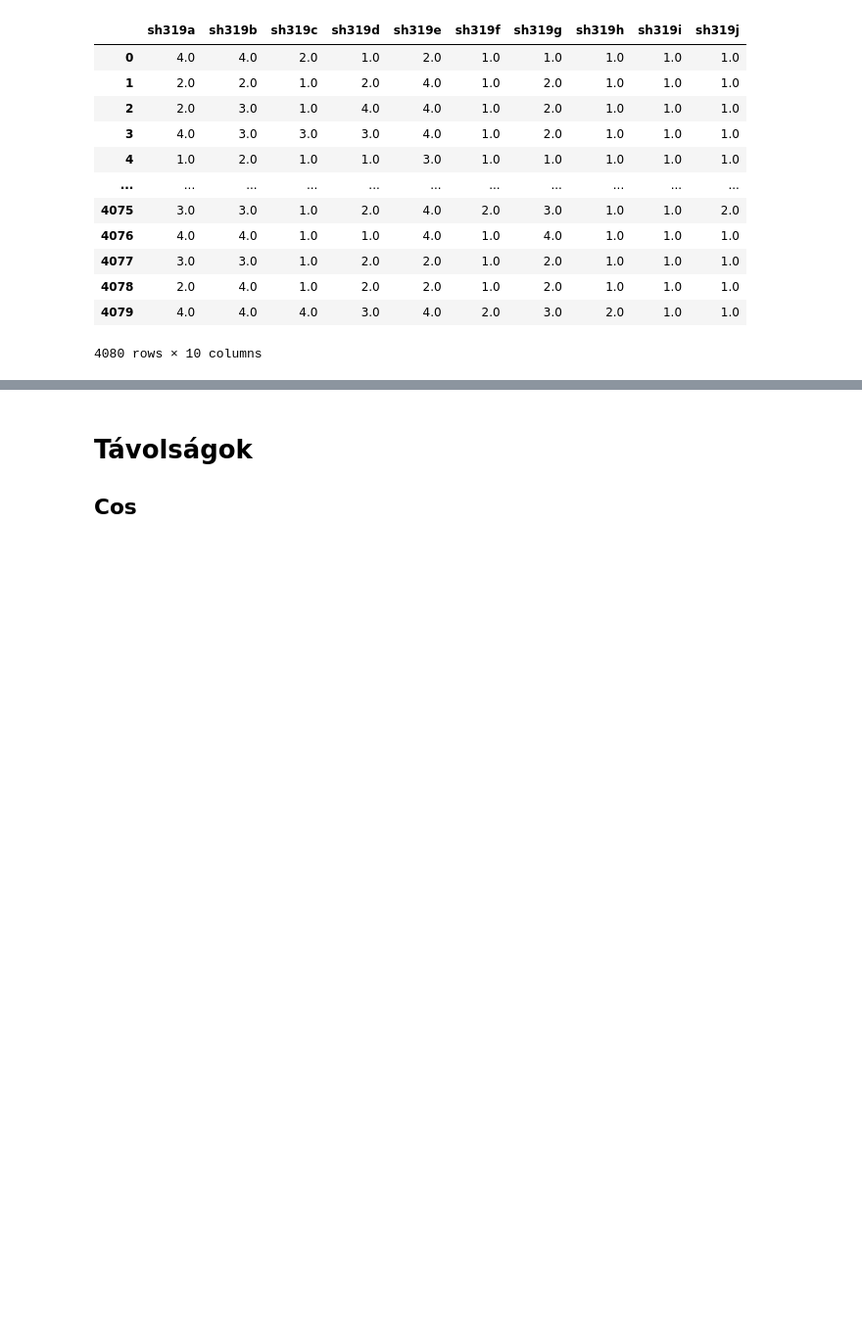
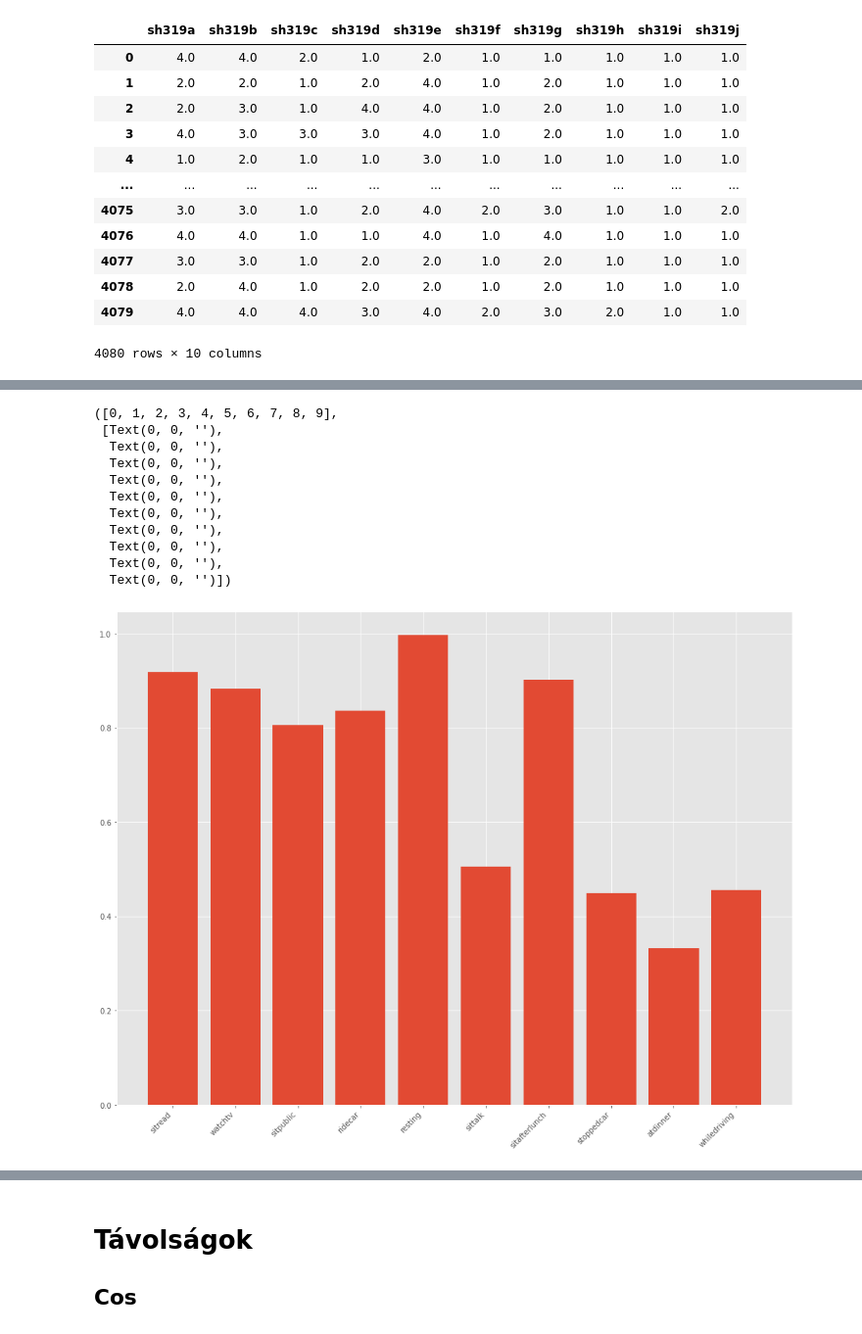
Before and after one commit to siposbence/ESS, a Jupyter notebook: ESS_SHHS1_SHHS2.ipynb, the cells around one changed output, grey strips where cells are left out. Shown at 98% size. Drawn from its saved outputs; the diff is of its cells as text; code cells hidden in the pictures; blank space fills up the shorter version.

```diff
--- a/ESS_SHHS1_SHHS2.ipynb
+++ b/ESS_SHHS1_SHHS2.ipynb
@@ -294,3 +440,19 @@ plt.xticks(rotation=45, ha='right')
+# %%
+plt.bar(["sitread","watchtv","sitpublic","ridecar","resting","sittalk","sitafterlunch","stoppedcar","atdinner", "whiledriving"],np.nanstd(shhs_2_ess.values-shhs_1_ess.values, axis = 0))
+plt.xticks(rotation=45, ha='right')
+# %% [output]
+([0, 1, 2, 3, 4, 5, 6, 7, 8, 9],
+ [Text(0, 0, ''),
+  Text(0, 0, ''),
+  Text(0, 0, ''),
+  Text(0, 0, ''),
+  Text(0, 0, ''),
+  Text(0, 0, ''),
+  Text(0, 0, ''),
+  Text(0, 0, ''),
+  Text(0, 0, ''),
+  Text(0, 0, '')])
+[figure, added]
 # %%
 plt.bar(["sitread","watchtv","sitpublic","ridecar","resting","sittalk","sitafterlunch","stoppedcar","atdinner", "whiledriving"],np.nanmean(shhs_2_ess.values-shhs_interim_ess.values, axis = 0))
 plt.xticks(rotation=45, ha='right')
```
Also changed, not shown: parts of 16 cells of this notebook.
